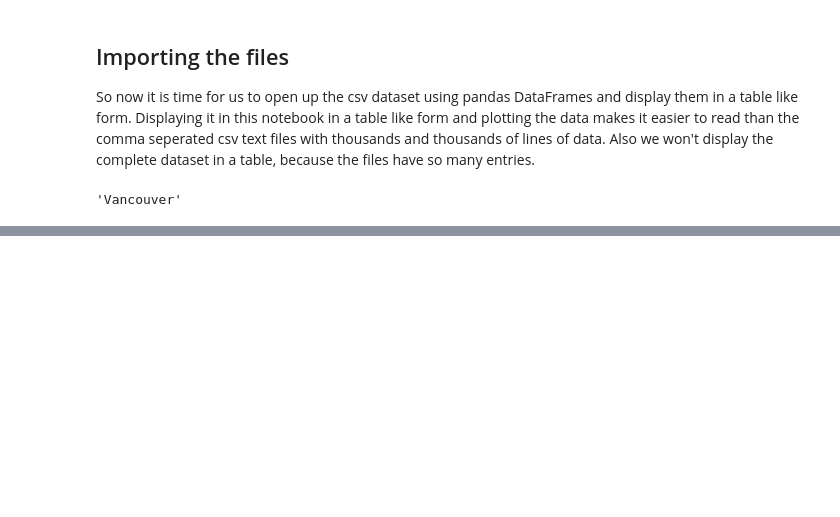
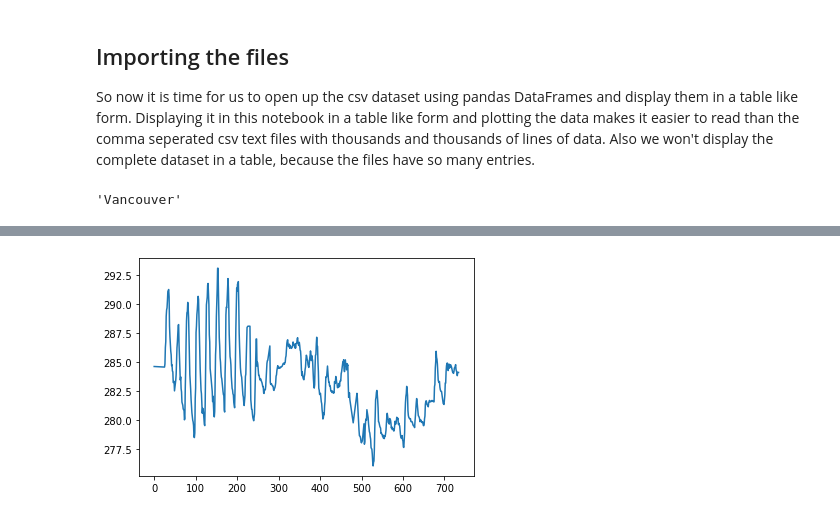
Before and after one commit to pascalboehler/WeatherMe-ML, a Jupyter notebook: data_explore.ipynb, the cells around one changed output, grey strips where cells are left out. Cells and saved outputs as stored; diff of their text form; code cells hidden in the pictures; blank space fills up the shorter version.

Commit message:
feat: Added code for plotting data

```diff
--- a/data_explore.ipynb
+++ b/data_explore.ipynb
@@ -61,10 +63,11 @@ wind_speed = {}
 weather_description = {}
 city_attributes = {}
 
-for city in cities:
-    humidity[city] = humidity_raw[city]
-    pressure[city] = pressure_raw[city]
-    temperature[city] = temperature_raw[city]
-    wind_direction[city] = wind_direction_raw[city]
-    wind_speed[city] = wind_speed_raw[city]
-    weather_description[city] = weather_description_raw[city]
+for i, city in enumerate(cities):
+    humidity[city] = humidity_raw[city].dropna()
+    pressure[city] = pressure_raw[city].dropna()
+    temperature[city] = temperature_raw[city].dropna()
+    wind_direction[city] = wind_direction_raw[city].dropna()
+    wind_speed[city] = wind_speed_raw[city].dropna()
+    weather_description[city] = weather_description_raw[city].dropna()
+    city_attributes[city] = city_attributes_raw.iloc[i].dropna()
@@ -70,0 +78,8 @@ for city in cities:
+# %%
+temps = temperature[cities[0]][:735]
+x = [i for i in range(len(temps))]
+
+plt.plot(x, temps)
+plt.show()
+# %% [output]
+[figure, added]
```
Also changed, not shown: parts of 3 cells of this notebook.
